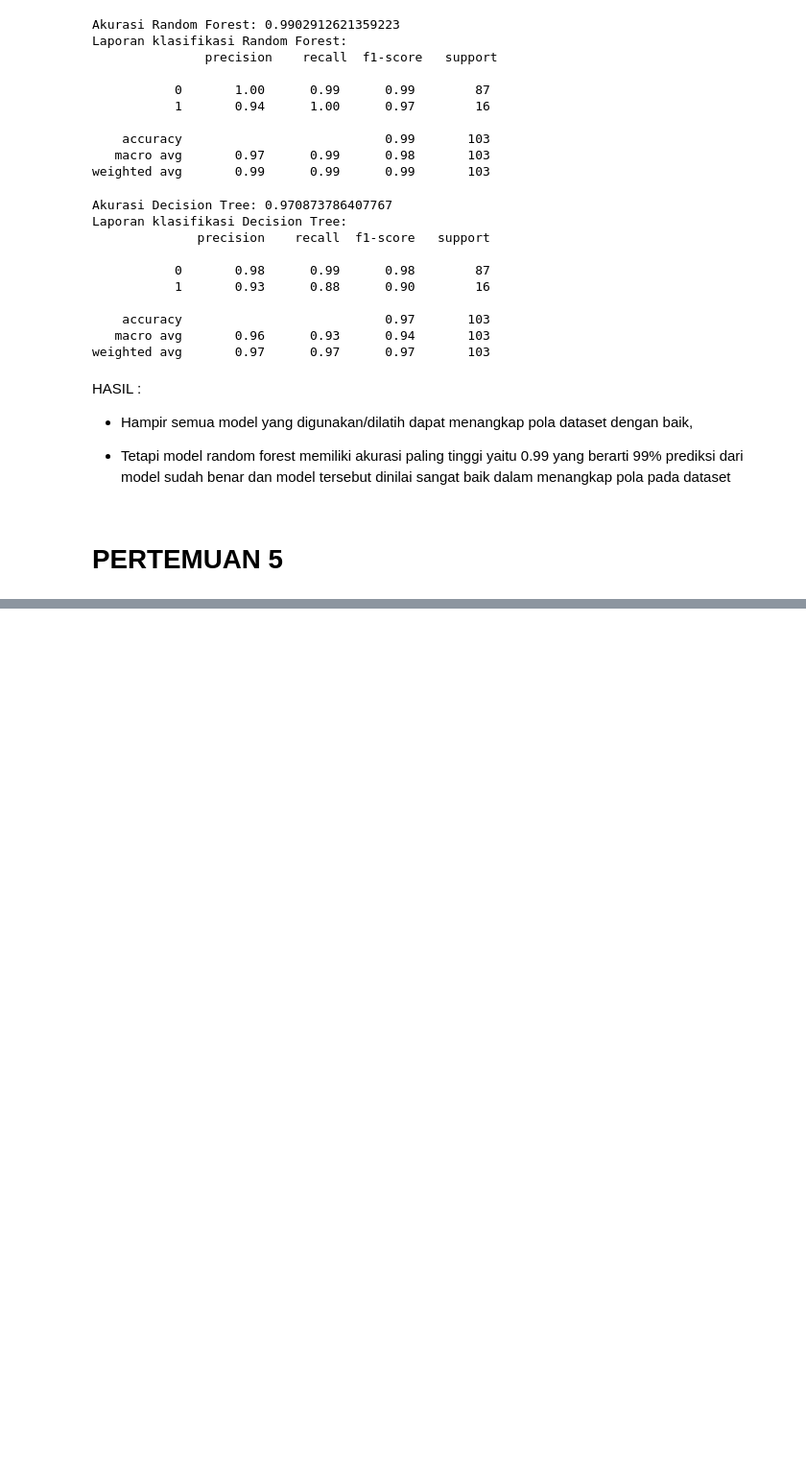
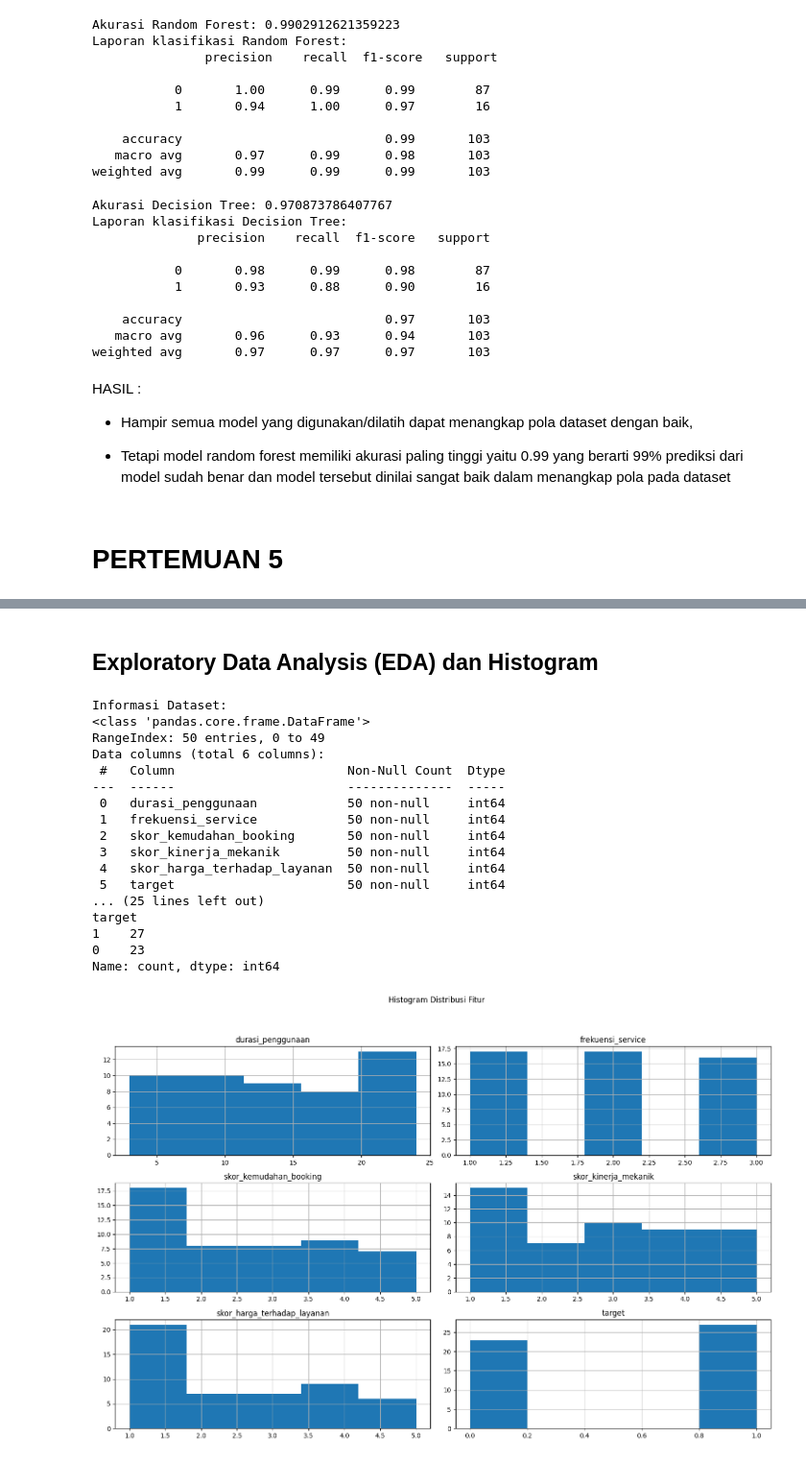
Before and after one commit to kristoowae/Portofolio-Google_Notebook, a Jupyter notebook: WORKSHOPML.ipynb, the cells around one changed output, grey strips where cells are left out. Shown at 96% size. Saved outputs shown, nothing was run; the diff lists cells and outputs as text; code cells hidden in the pictures; blank space fills up the shorter version.

```diff
--- a/WORKSHOPML.ipynb
+++ b/WORKSHOPML.ipynb
@@ -1190,0 +867,42 @@ results_knn
+# %% [markdown]
+## **Exploratory Data Analysis (EDA) dan Histogram**
+# %%
+df = pd.read_csv('data_kepuasan_ahass.csv')
+
+print("Informasi Dataset:")
+df.info()
+print("\nDeskripsi Statistik:")
+print(df.describe())
+print("\nDistribusi Variabel Target:")
+print(df['target'].value_counts())
+
+# Membuat histogram untuk setiap atribut
+df.hist(bins=5, figsize=(15, 10))
+plt.suptitle('Histogram Distribusi Fitur', y=1.02)
+plt.tight_layout(rect=[0, 0.03, 1, 0.98])
+plt.show()
+
+# Korelasi antar fitur
+plt.figure(figsize=(10, 8))
+sns.heatmap(df.corr(), annot=True, cmap='coolwarm', fmt=".2f")
+plt.title('Heatmap Korelasi Antar Fitur')
+plt.show()
+# %% [output]
+Informasi Dataset:
+<class 'pandas.core.frame.DataFrame'>
+RangeIndex: 50 entries, 0 to 49
+Data columns (total 6 columns):
+ #   Column                       Non-Null Count  Dtype
+---  ------                       --------------  -----
+ 0   durasi_penggunaan            50 non-null     int64
+ 1   frekuensi_service            50 non-null     int64
+ 2   skor_kemudahan_booking       50 non-null     int64
+ 3   skor_kinerja_mekanik         50 non-null     int64
+ 4   skor_harga_terhadap_layanan  50 non-null     int64
+ 5   target                       50 non-null     int64
+... (25 lines left out)
+target
+1    27
+0    23
+Name: count, dtype: int64
+[figure, added]
```
Also changed, not shown: parts of 41 cells of this notebook.
